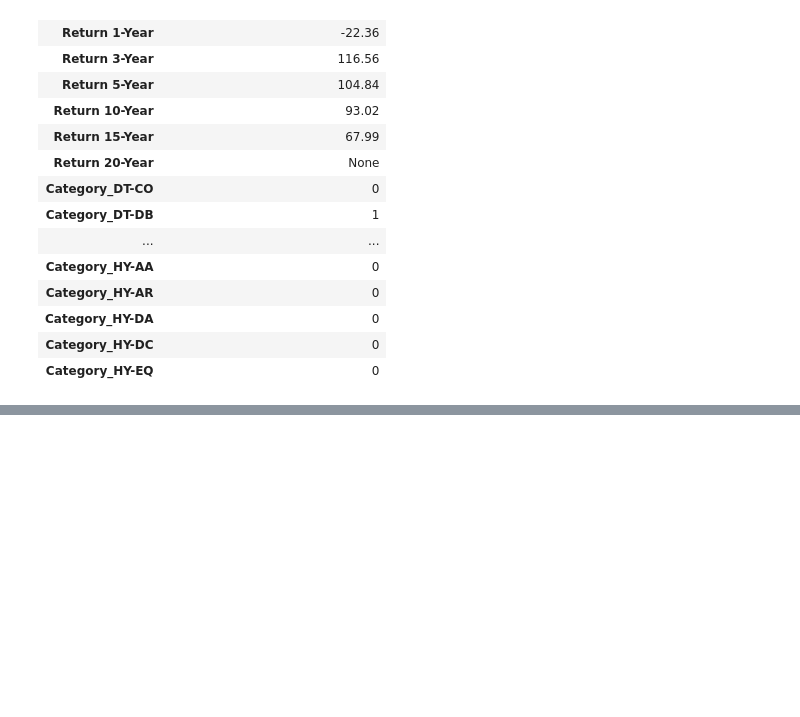
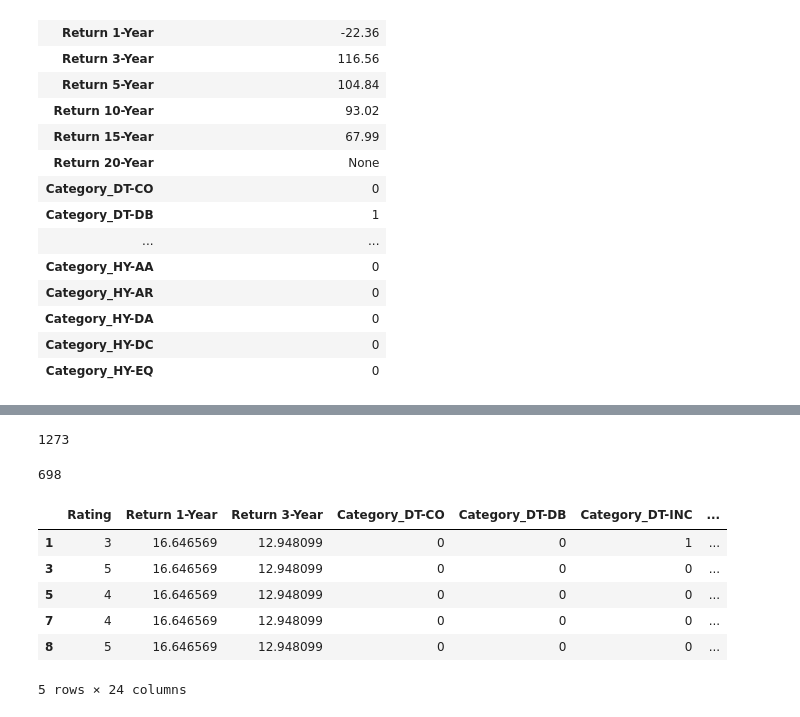
Before and after one commit to MritunjayMohitesh/SIP_return_analysis, a Jupyter notebook: sip_analysis.ipynb, the cells around one changed output, grey strips where cells are left out. Drawn from its saved outputs; the diff is of its cells as text; code cells hidden in the pictures; blank space fills up the shorter version.

```diff
--- a/sip_analysis.ipynb
+++ b/sip_analysis.ipynb
@@ -597,0 +645,10 @@ pd.DataFrame(df[df['Return 1-Year']<0].sum(axis=0))
+# %%
+one_year_mean = df_train['Return 1-Year'].mean()
+# %%
+three_year_mean = df_train['Return 3-Year'].mean()
+# %%
+for i in range(len(df_train)):
+    if np.isnan(df_train['Return 1-Year'].iloc[i]):
+        df_train['Return 1-Year']=one_year_mean
+    if np.isnan(df_train['Return 3-Year'].iloc[i]):
+        df_train['Return 3-Year']=three_year_mean
@@ -597,0 +686,20 @@ pd.DataFrame(df[df['Return 1-Year']<0].sum(axis=0))
+# %%
+len(df_train)
+# %% [output]
+1273
+# %%
+df_testset = df_train[df_train['Return 5-Year'].isnull()==True]
+# %%
+len(df_testset)
+# %% [output]
+698
+# %%
+df_testset.head()
+# %% [output]
+|  | Rating | Return 1-Year | Return 3-Year | Category_DT-CO | Category_DT-DB | Category_DT-INC | ... |
+| 1 | 3 | 16.646569 | 12.948099 | 0 | 0 | 1 | ... |
+| 3 | 5 | 16.646569 | 12.948099 | 0 | 0 | 0 | ... |
+| 5 | 4 | 16.646569 | 12.948099 | 0 | 0 | 0 | ... |
+| 7 | 4 | 16.646569 | 12.948099 | 0 | 0 | 0 | ... |
+| 8 | 5 | 16.646569 | 12.948099 | 0 | 0 | 0 | ... |
+5 rows × 24 columns
```
Also changed, not shown: parts of 40 cells of this notebook.
